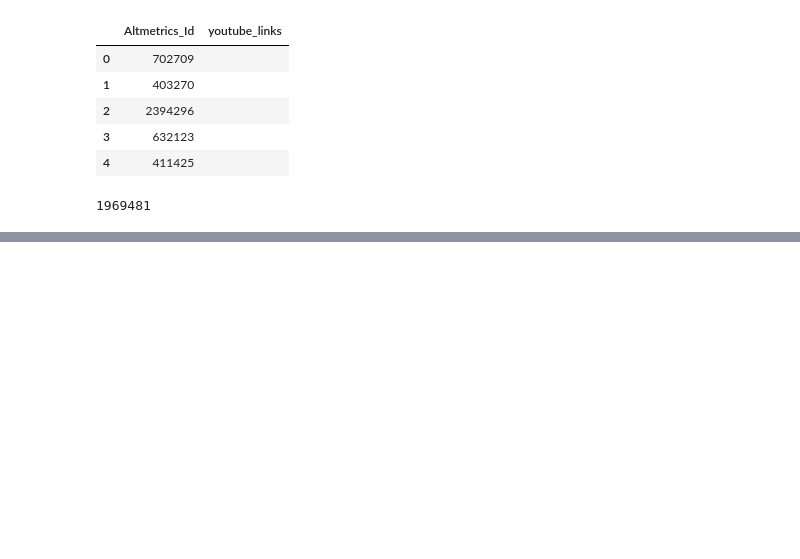
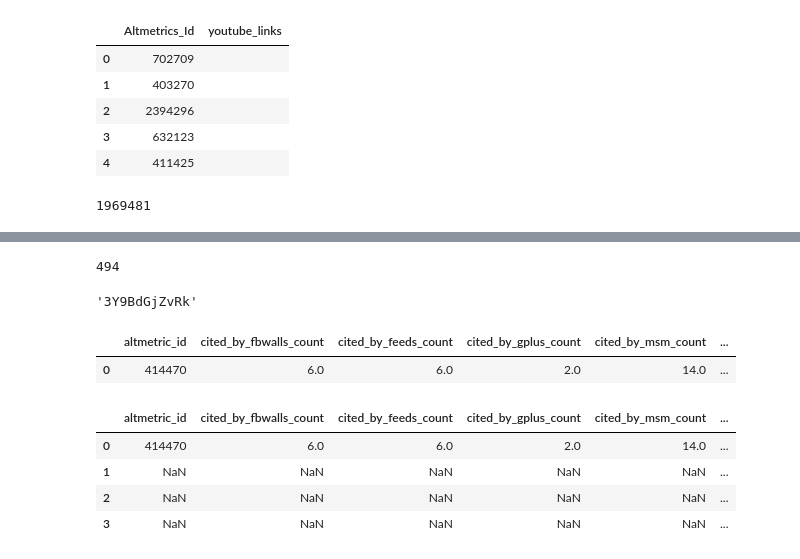
Before and after one commit to srikanthnagidi/Youtube-Videos, a Jupyter notebook: Videos_Project.ipynb, the cells around one changed output, grey strips where cells are left out. Cells and saved outputs as stored; diff of their text form; code cells hidden in the pictures; blank space fills up the shorter version.

```diff
--- a/Videos_Project.ipynb
+++ b/Videos_Project.ipynb
@@ -133,0 +106,37 @@ df.head()
+# %%
+col = ['cited_by_fbwalls_count', 'cited_by_feeds_count', 'cited_by_gplus_count', 'cited_by_msm_count',
+       'cited_by_posts_count', 'cited_by_rdts_count', 'cited_by_tweeters_count', 'cited_by_videos_count']
+# %%
+data[0]['414470']["cited_by_posts_count"]
+# %% [output]
+494
+# %%
+data[1]['youtube'][1]["items"][0]["id"]
+# %% [output]
+'3Y9BdGjZvRk'
+# %%
+for c in col:
+    i=0
+    df_.loc[i, c] = data[0]['414470'][c]
+# %%
+df_.head()
+# %% [output]
+|  | altmetric_id | cited_by_fbwalls_count | cited_by_feeds_count | cited_by_gplus_count | cited_by_msm_count | ... |
+| 0 | 414470 | 6.0 | 6.0 | 2.0 | 14.0 | ... |
+# %%
+stats = ['viewCount', 'likeCount',  'dislikeCount', 'favoriteCount','commentCount']
+# %%
+for stat in stats:
+    for i in range(len(data[1]['youtube'])):
+        try:
+            df_.loc[i, stat] = data[1]['youtube'][i]['items'][0]['statistics'][stat]
+        except IndexError:
+            df_.loc[i, stat] = 0
+# %%
+df_.head()
+# %% [output]
+|  | altmetric_id | cited_by_fbwalls_count | cited_by_feeds_count | cited_by_gplus_count | cited_by_msm_count | ... |
+| 0 | 414470 | 6.0 | 6.0 | 2.0 | 14.0 | ... |
+| 1 | NaN | NaN | NaN | NaN | NaN | ... |
+| 2 | NaN | NaN | NaN | NaN | NaN | ... |
+| 3 | NaN | NaN | NaN | NaN | NaN | ... |
```
Also changed, not shown: parts of 20 cells of this notebook, 7 other files.
